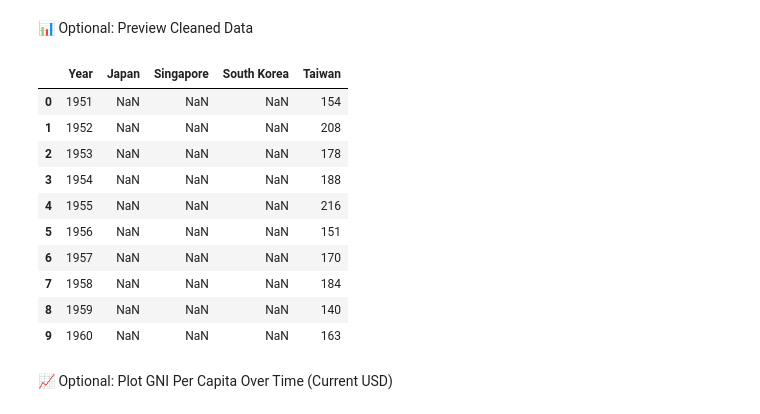
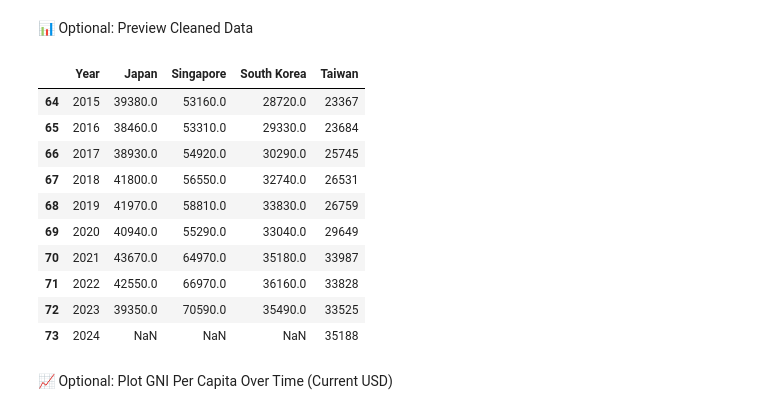
Before and after one commit to phoebenyi/per-capita-income, a Jupyter notebook: per_capita_income_1950_onward.ipynb, the cells around one changed output. Saved outputs shown, nothing was run; the diff lists cells and outputs as text; code cells hidden in the pictures.

```diff
--- a/per_capita_income_1950_onward.ipynb
+++ b/per_capita_income_1950_onward.ipynb
@@ -237,20 +237,20 @@ display(mismatches)
 # %%
 # Load final dataset
 # df = pd.read_excel("per_capita_income_long.xlsx")
 df = pd.read_excel("per_capita_income_comparison.xlsx")
-df.head(10)
+df.tail(10)
 # %% [output]
 |  | Year | Japan | Singapore | South Korea | Taiwan |
-| 0 | 1951 | NaN | NaN | NaN | 154 |
-| 1 | 1952 | NaN | NaN | NaN | 208 |
-| 2 | 1953 | NaN | NaN | NaN | 178 |
-| 3 | 1954 | NaN | NaN | NaN | 188 |
-| 4 | 1955 | NaN | NaN | NaN | 216 |
-| 5 | 1956 | NaN | NaN | NaN | 151 |
-| 6 | 1957 | NaN | NaN | NaN | 170 |
-| 7 | 1958 | NaN | NaN | NaN | 184 |
-| 8 | 1959 | NaN | NaN | NaN | 140 |
-| 9 | 1960 | NaN | NaN | NaN | 163 |
+| 64 | 2015 | 39380.0 | 53160.0 | 28720.0 | 23367 |
+| 65 | 2016 | 38460.0 | 53310.0 | 29330.0 | 23684 |
+| 66 | 2017 | 38930.0 | 54920.0 | 30290.0 | 25745 |
+| 67 | 2018 | 41800.0 | 56550.0 | 32740.0 | 26531 |
+| 68 | 2019 | 41970.0 | 58810.0 | 33830.0 | 26759 |
+| 69 | 2020 | 40940.0 | 55290.0 | 33040.0 | 29649 |
+| 70 | 2021 | 43670.0 | 64970.0 | 35180.0 | 33987 |
+| 71 | 2022 | 42550.0 | 66970.0 | 36160.0 | 33828 |
+| 72 | 2023 | 39350.0 | 70590.0 | 35490.0 | 33525 |
+| 73 | 2024 | NaN | NaN | NaN | 35188 |
 # %% [markdown]
 📈 Optional: Plot GNI Per Capita Over Time (Current USD)
 # %%
```
Also changed, not shown: 4 other files.
